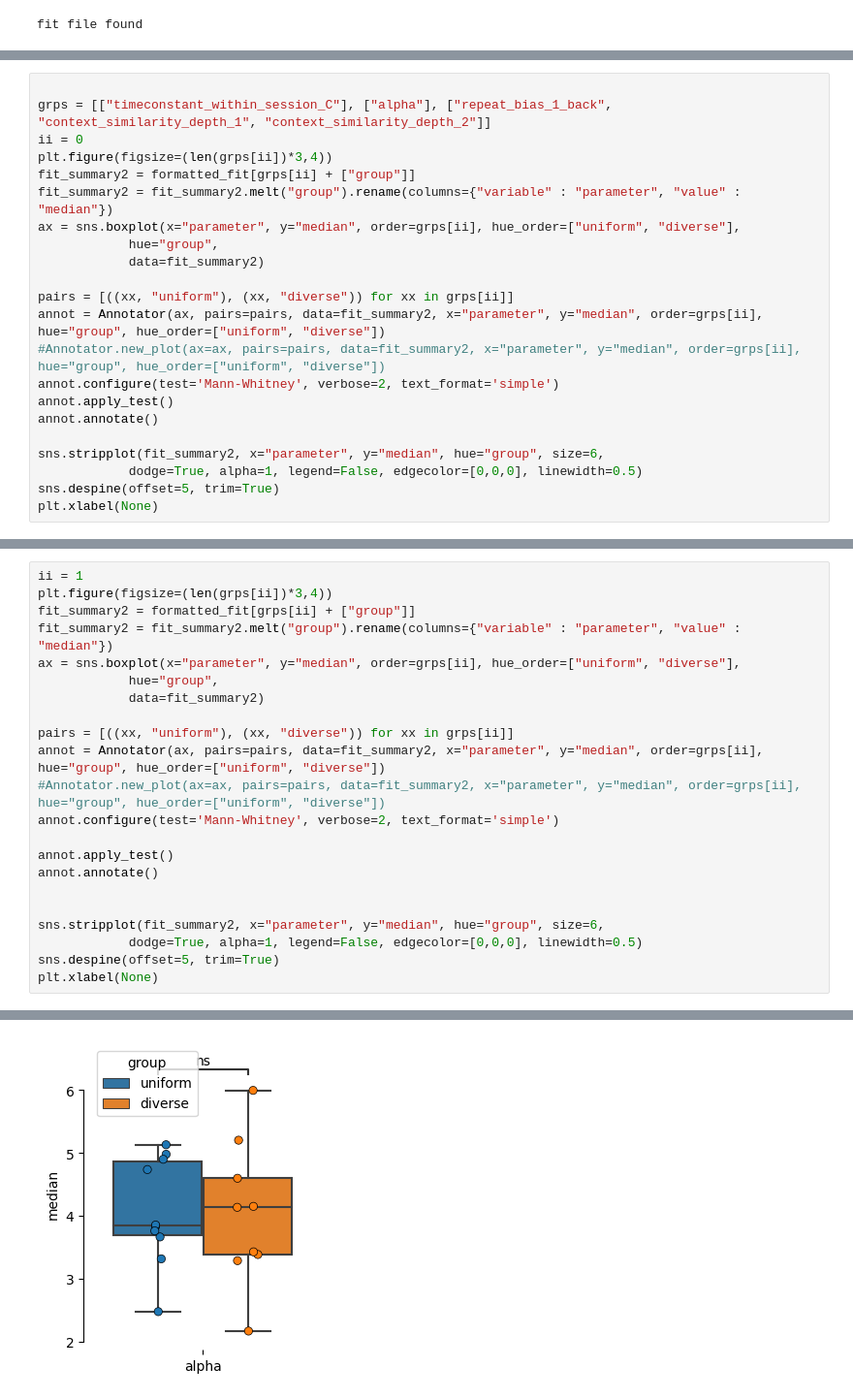
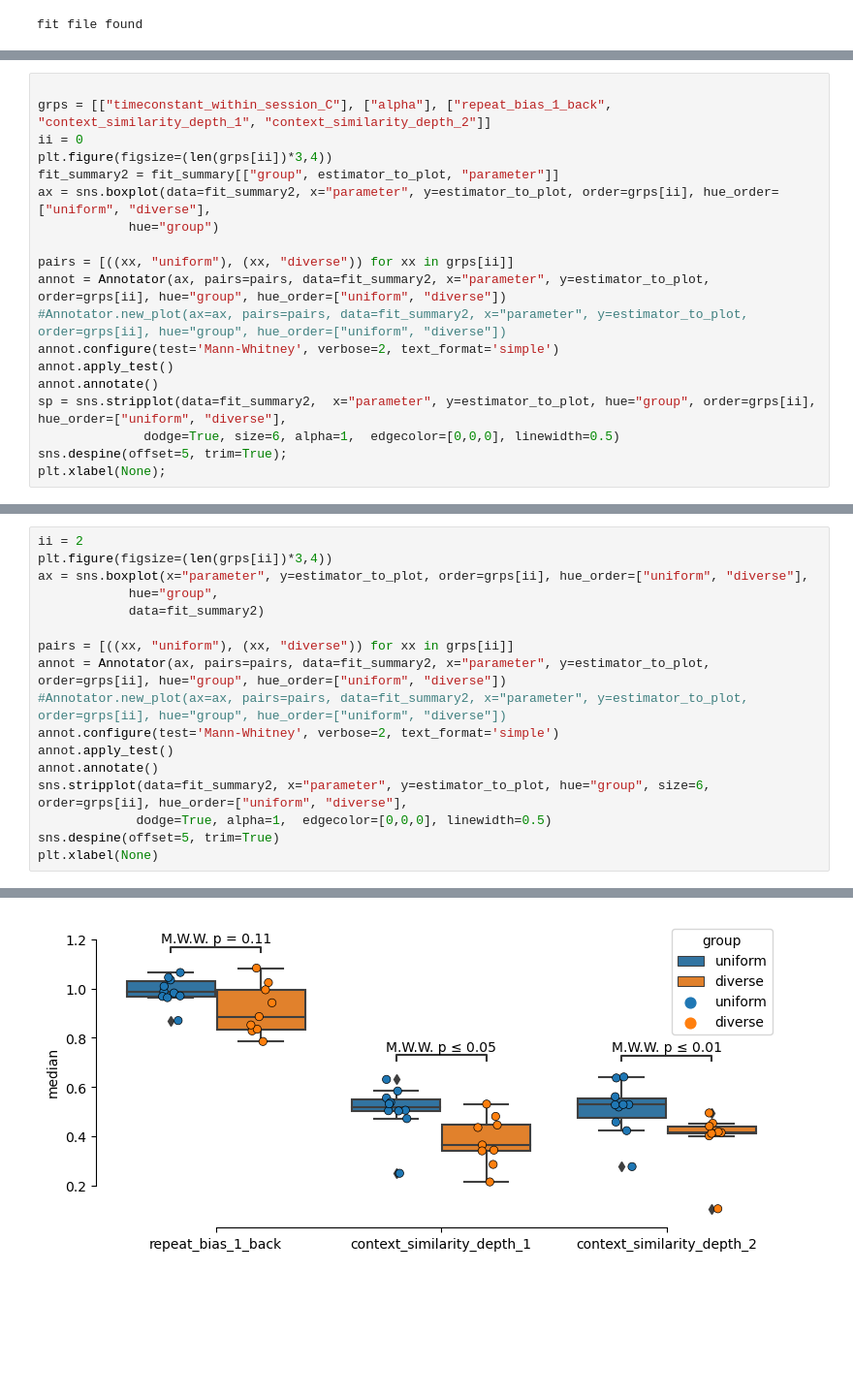
Before and after one commit to latimerk/hddCRP, a Jupyter notebook: fit_rat_data_individual_model.ipynb, the cells around one changed output, grey strips where cells are left out. Shown at 97% size. Saved outputs shown, nothing was run; the diff lists cells and outputs as text; blank space fills up the shorter version.

Commit message:
fitting data to new stan model (individual fits only)

```diff
--- a/fit_rat_data_individual_model.ipynb
+++ b/fit_rat_data_individual_model.ipynb
@@ -118,21 +116,18 @@ g.add_legend()
 grps = [["timeconstant_within_session_C"], ["alpha"], ["repeat_bias_1_back", "context_similarity_depth_1", "context_similarity_depth_2"]]
 ii = 0
 plt.figure(figsize=(len(grps[ii])*3,4))
-fit_summary2 = formatted_fit[grps[ii] + ["group"]]
-fit_summary2 = fit_summary2.melt("group").rename(columns={"variable" : "parameter", "value" : "median"})
-ax = sns.boxplot(x="parameter", y="median", order=grps[ii], hue_order=["uniform", "diverse"],
-            hue="group",
-            data=fit_summary2)
+fit_summary2 = fit_summary[["group", estimator_to_plot, "parameter"]]
+ax = sns.boxplot(data=fit_summary2, x="parameter", y=estimator_to_plot, order=grps[ii], hue_order=["uniform", "diverse"],
+            hue="group")
 
 pairs = [((xx, "uniform"), (xx, "diverse")) for xx in grps[ii]]
-annot = Annotator(ax, pairs=pairs, data=fit_summary2, x="parameter", y="median", order=grps[ii], hue="group", hue_order=["uniform", "diverse"])
-#Annotator.new_plot(ax=ax, pairs=pairs, data=fit_summary2, x="parameter", y="median", order=grps[ii], hue="group", hue_order=["uniform", "diverse"])
+annot = Annotator(ax, pairs=pairs, data=fit_summary2, x="parameter", y=estimator_to_plot, order=grps[ii], hue="group", hue_order=["uniform", "diverse"])
+#Annotator.new_plot(ax=ax, pairs=pairs, data=fit_summary2, x="parameter", y=estimator_to_plot, order=grps[ii], hue="group", hue_order=["uniform", "diverse"])
 annot.configure(test='Mann-Whitney', verbose=2, text_format='simple')
 annot.apply_test()
 annot.annotate()
-
-sns.stripplot(fit_summary2, x="parameter", y="median", hue="group", size=6,
-            dodge=True, alpha=1, legend=False, edgecolor=[0,0,0], linewidth=0.5)
-sns.despine(offset=5, trim=True)
-plt.xlabel(None)
+sp = sns.stripplot(data=fit_summary2,  x="parameter", y=estimator_to_plot, hue="group", order=grps[ii], hue_order=["uniform", "diverse"],
+              dodge=True, size=6, alpha=1,  edgecolor=[0,0,0], linewidth=0.5)
+sns.despine(offset=5, trim=True);
+plt.xlabel(None);
 # %% [output]
@@ -149,23 +154,18 @@ Text(0.5, 14.581597222222216, '')
 # %%
-ii = 1
+ii = 2
 plt.figure(figsize=(len(grps[ii])*3,4))
-fit_summary2 = formatted_fit[grps[ii] + ["group"]]
-fit_summary2 = fit_summary2.melt("group").rename(columns={"variable" : "parameter", "value" : "median"})
-ax = sns.boxplot(x="parameter", y="median", order=grps[ii], hue_order=["uniform", "diverse"],
+ax = sns.boxplot(x="parameter", y=estimator_to_plot, order=grps[ii], hue_order=["uniform", "diverse"],
             hue="group",
             data=fit_summary2)
 
 pairs = [((xx, "uniform"), (xx, "diverse")) for xx in grps[ii]]
-annot = Annotator(ax, pairs=pairs, data=fit_summary2, x="parameter", y="median", order=grps[ii], hue="group", hue_order=["uniform", "diverse"])
-#Annotator.new_plot(ax=ax, pairs=pairs, data=fit_summary2, x="parameter", y="median", order=grps[ii], hue="group", hue_order=["uniform", "diverse"])
+annot = Annotator(ax, pairs=pairs, data=fit_summary2, x="parameter", y=estimator_to_plot, order=grps[ii], hue="group", hue_order=["uniform", "diverse"])
+#Annotator.new_plot(ax=ax, pairs=pairs, data=fit_summary2, x="parameter", y=estimator_to_plot, order=grps[ii], hue="group", hue_order=["uniform", "diverse"])
 annot.configure(test='Mann-Whitney', verbose=2, text_format='simple')
-
 annot.apply_test()
 annot.annotate()
-
-
-sns.stripplot(fit_summary2, x="parameter", y="median", hue="group", size=6,
-            dodge=True, alpha=1, legend=False, edgecolor=[0,0,0], linewidth=0.5)
+sns.stripplot(data=fit_summary2, x="parameter", y=estimator_to_plot, hue="group", size=6, order=grps[ii], hue_order=["uniform", "diverse"],
+             dodge=True, alpha=1,  edgecolor=[0,0,0], linewidth=0.5)
 sns.despine(offset=5, trim=True)
 plt.xlabel(None)
 # %% [output]
@@ -181 +176 @@ Text(0.5, 14.722222222222216, '')
-[figure, old version]
+[figure, new version]
```
Also changed, not shown: parts of 7 cells of this notebook.
